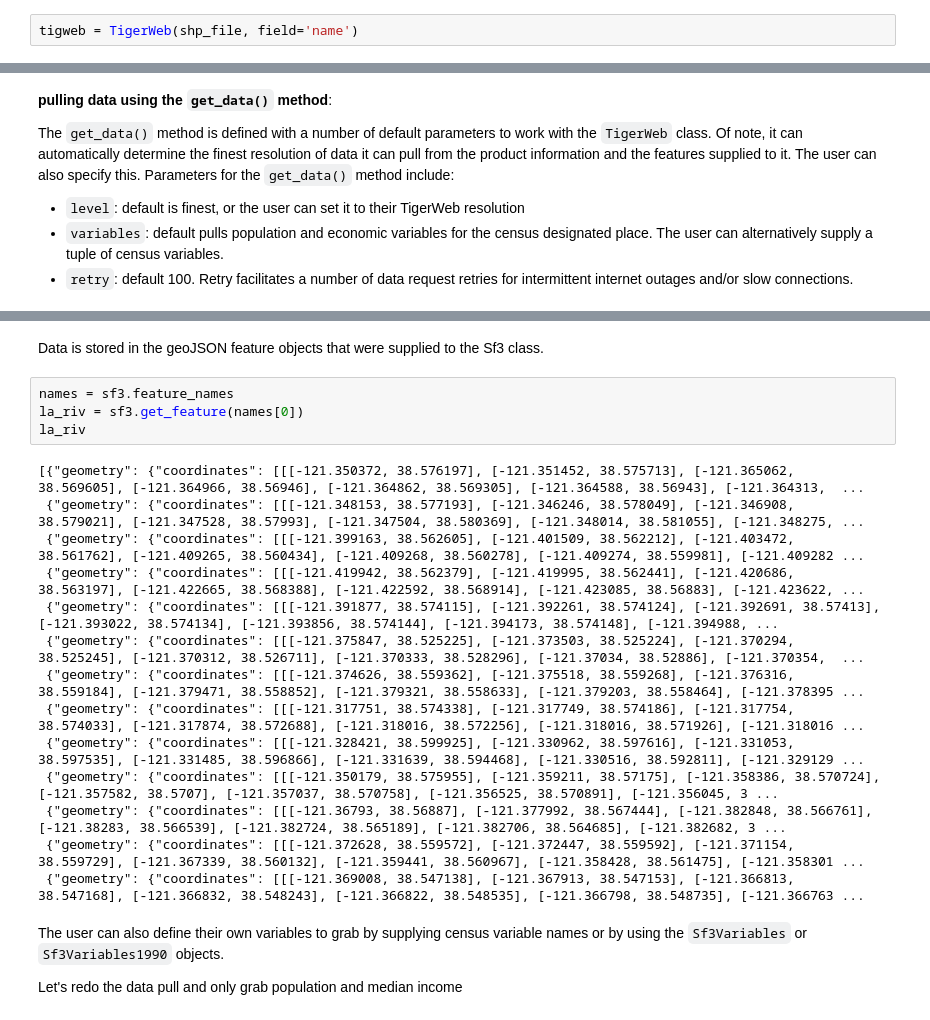
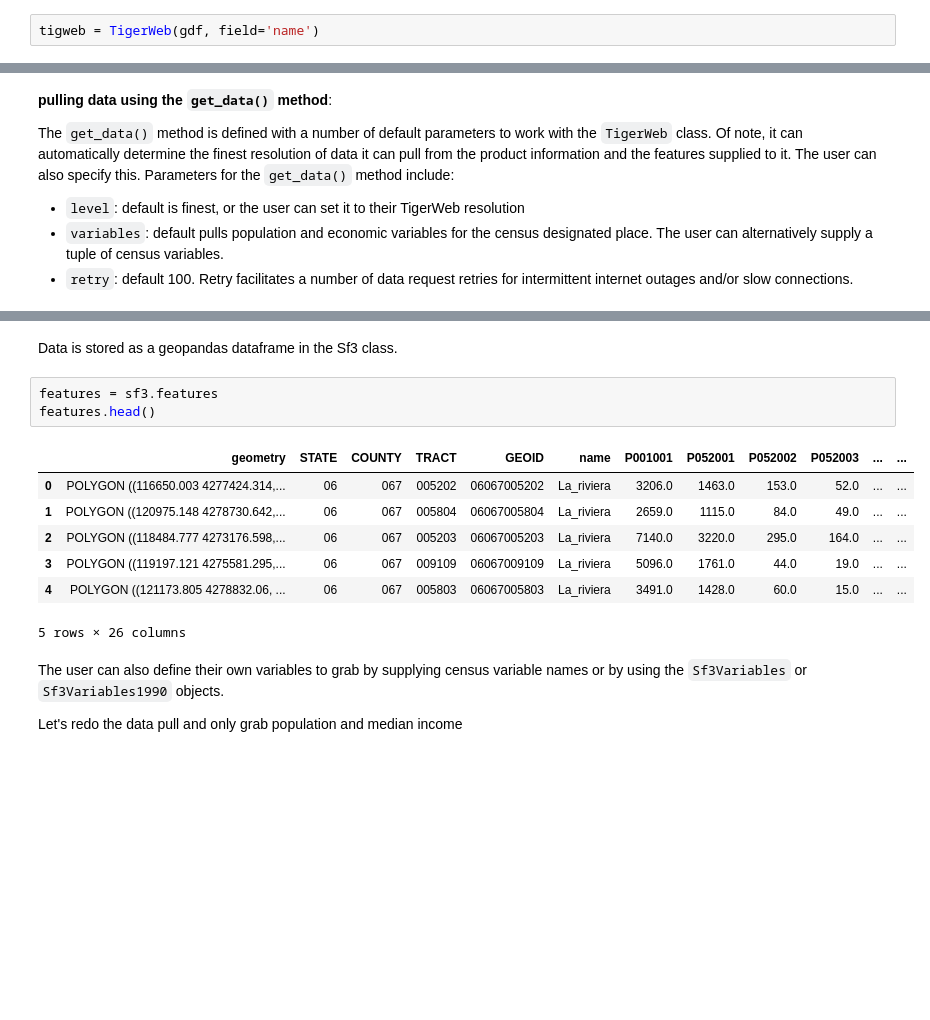
Before and after one commit to jlarsen-usgs/census-data-collector, a Jupyter notebook: examples/1 basic datacollector example.ipynb, the cells around one changed output, grey strips where cells are left out. Cells and saved outputs as stored; diff of their text form; blank space fills up the shorter version.

Commit message:
Begin datacollector example updates for geopandas conventions

```diff
--- a/examples/1 basic datacollector example.ipynb
+++ b/examples/1 basic datacollector example.ipynb
@@ -46,5 +50,5 @@ The shapefile can have multiple polygons defined and will be treated as multiple
 # %%
-tigweb = TigerWeb(shp_file, field='name')
+tigweb = TigerWeb(gdf, field='name')
 # %% [markdown]
 __Querying data using the `TigerWeb` class__
 
@@ -161,23 +160,16 @@ Error getting tract data for tahoe_park feature # 5
 # %% [markdown]
-Data is stored in the geoJSON feature objects that were supplied to the Sf3 class.
+Data is stored as a geopandas dataframe in the Sf3 class.
-# %%
-names = sf3.feature_names
-la_riv = sf3.get_feature(names[0])
-la_riv
-# %% [output]
-[{"geometry": {"coordinates": [[[-121.350372, 38.576197], [-121.351452, 38.575713], [-121.365062, 38.569605], [-121.364966, 38.56946], [-121.364862, 38.569305], [-121.364588, 38.56943], [-121.364313,  ...
- {"geometry": {"coordinates": [[[-121.348153, 38.577193], [-121.346246, 38.578049], [-121.346908, 38.579021], [-121.347528, 38.57993], [-121.347504, 38.580369], [-121.348014, 38.581055], [-121.348275, ...
- {"geometry": {"coordinates": [[[-121.399163, 38.562605], [-121.401509, 38.562212], [-121.403472, 38.561762], [-121.409265, 38.560434], [-121.409268, 38.560278], [-121.409274, 38.559981], [-121.409282 ...
- {"geometry": {"coordinates": [[[-121.419942, 38.562379], [-121.419995, 38.562441], [-121.420686, 38.563197], [-121.422665, 38.568388], [-121.422592, 38.568914], [-121.423085, 38.56883], [-121.423622, ...
- {"geometry": {"coordinates": [[[-121.391877, 38.574115], [-121.392261, 38.574124], [-121.392691, 38.57413], [-121.393022, 38.574134], [-121.393856, 38.574144], [-121.394173, 38.574148], [-121.394988, ...
- {"geometry": {"coordinates": [[[-121.375847, 38.525225], [-121.373503, 38.525224], [-121.370294, 38.525245], [-121.370312, 38.526711], [-121.370333, 38.528296], [-121.37034, 38.52886], [-121.370354,  ...
- {"geometry": {"coordinates": [[[-121.374626, 38.559362], [-121.375518, 38.559268], [-121.376316, 38.559184], [-121.379471, 38.558852], [-121.379321, 38.558633], [-121.379203, 38.558464], [-121.378395 ...
- {"geometry": {"coordinates": [[[-121.317751, 38.574338], [-121.317749, 38.574186], [-121.317754, 38.574033], [-121.317874, 38.572688], [-121.318016, 38.572256], [-121.318016, 38.571926], [-121.318016 ...
- {"geometry": {"coordinates": [[[-121.328421, 38.599925], [-121.330962, 38.597616], [-121.331053, 38.597535], [-121.331485, 38.596866], [-121.331639, 38.594468], [-121.330516, 38.592811], [-121.329129 ...
- {"geometry": {"coordinates": [[[-121.350179, 38.575955], [-121.359211, 38.57175], [-121.358386, 38.570724], [-121.357582, 38.5707], [-121.357037, 38.570758], [-121.356525, 38.570891], [-121.356045, 3 ...
- {"geometry": {"coordinates": [[[-121.36793, 38.56887], [-121.377992, 38.567444], [-121.382848, 38.566761], [-121.38283, 38.566539], [-121.382724, 38.565189], [-121.382706, 38.564685], [-121.382682, 3 ...
- {"geometry": {"coordinates": [[[-121.372628, 38.559572], [-121.372447, 38.559592], [-121.371154, 38.559729], [-121.367339, 38.560132], [-121.359441, 38.560967], [-121.358428, 38.561475], [-121.358301 ...
- {"geometry": {"coordinates": [[[-121.369008, 38.547138], [-121.367913, 38.547153], [-121.366813, 38.547168], [-121.366832, 38.548243], [-121.366822, 38.548535], [-121.366798, 38.548735], [-121.366763 ...
+# %%
+features = sf3.features
+features.head()
+# %% [output]
+|  | geometry | STATE | COUNTY | TRACT | GEOID | name | P001001 | P052001 | P052002 | P052003 | ... | ... |
+| 0 | POLYGON ((116650.003 4277424.314,... | 06 | 067 | 005202 | 06067005202 | La_riviera | 3206.0 | 1463.0 | 153.0 | 52.0 | ... | ... |
+| 1 | POLYGON ((120975.148 4278730.642,... | 06 | 067 | 005804 | 06067005804 | La_riviera | 2659.0 | 1115.0 | 84.0 | 49.0 | ... | ... |
+| 2 | POLYGON ((118484.777 4273176.598,... | 06 | 067 | 005203 | 06067005203 | La_riviera | 7140.0 | 3220.0 | 295.0 | 164.0 | ... | ... |
+| 3 | POLYGON ((119197.121 4275581.295,... | 06 | 067 | 009109 | 06067009109 | La_riviera | 5096.0 | 1761.0 | 44.0 | 19.0 | ... | ... |
+| 4 | POLYGON ((121173.805 4278832.06, ... | 06 | 067 | 005803 | 06067005803 | La_riviera | 3491.0 | 1428.0 | 60.0 | 15.0 | ... | ... |
+5 rows × 26 columns
 # %% [markdown]
 The user can also define their own variables to grab by supplying census variable names or by using the `Sf3Variables` or `Sf3Variables1990` objects.
 
```
Also changed, not shown: parts of 14 cells of this notebook, 2 other files.
